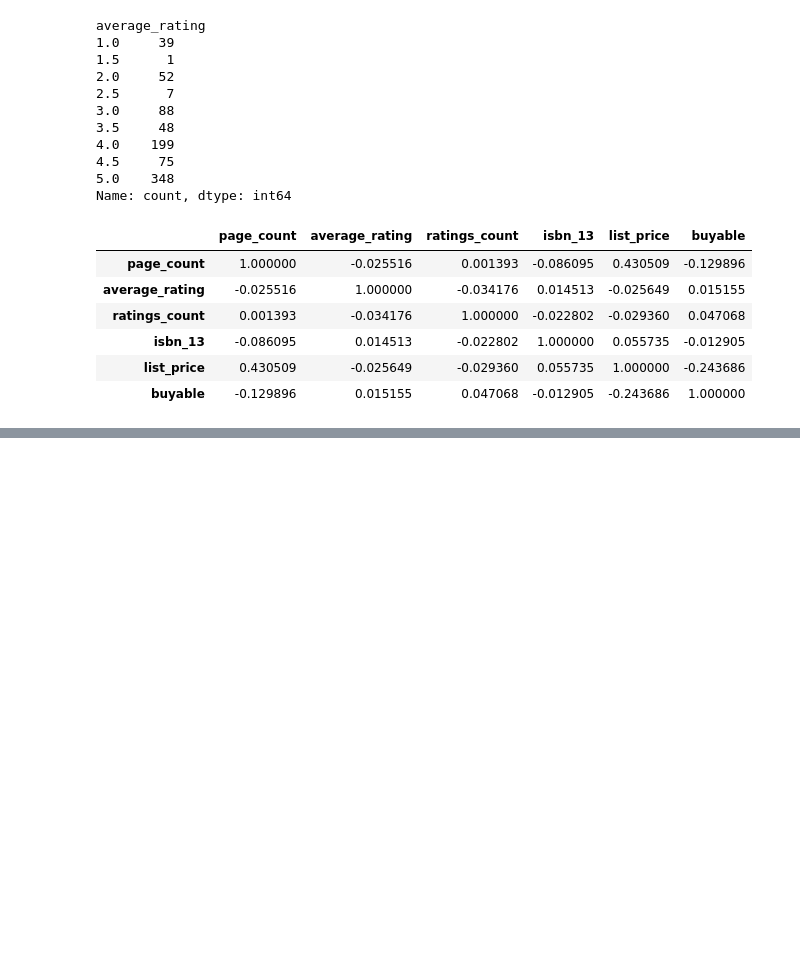
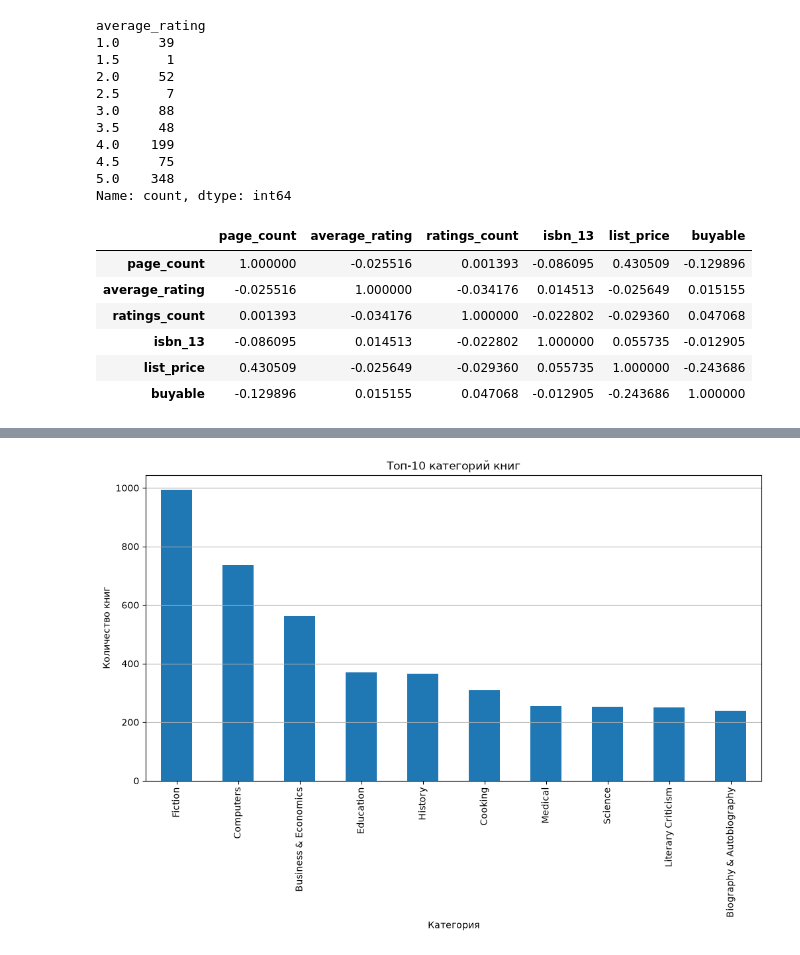
Before and after one commit to saiddeliev/Analysis_google_books, a Jupyter notebook: notebook/analysis.ipynb, the cells around one changed output, grey strips where cells are left out. Drawn from its saved outputs; the diff is of its cells as text; code cells hidden in the pictures; blank space fills up the shorter version.

```diff
--- a/notebook/analysis.ipynb
+++ b/notebook/analysis.ipynb
@@ -223,0 +300,5 @@ df.corr(numeric_only=True) #вычисляем корреляцию между
+# %%
+#Столбчатые диаграммы
+
+top_categories = df["categories"].value_counts().head(10) #Выбираем самые популярные категории
+top_categories
@@ -223,0 +318,12 @@ df.corr(numeric_only=True) #вычисляем корреляцию между
+# %%
+plt.figure(figsize=(12, 6))
+
+top_categories.plot(kind="bar")
+
+plt.title("Топ-10 категорий книг")
+plt.xlabel("Категория")
+plt.ylabel("Количество книг")
+plt.grid(axis="y")
+plt.show()
+# %% [output]
+[figure, added]
```
Also changed, not shown: parts of 15 cells of this notebook.
